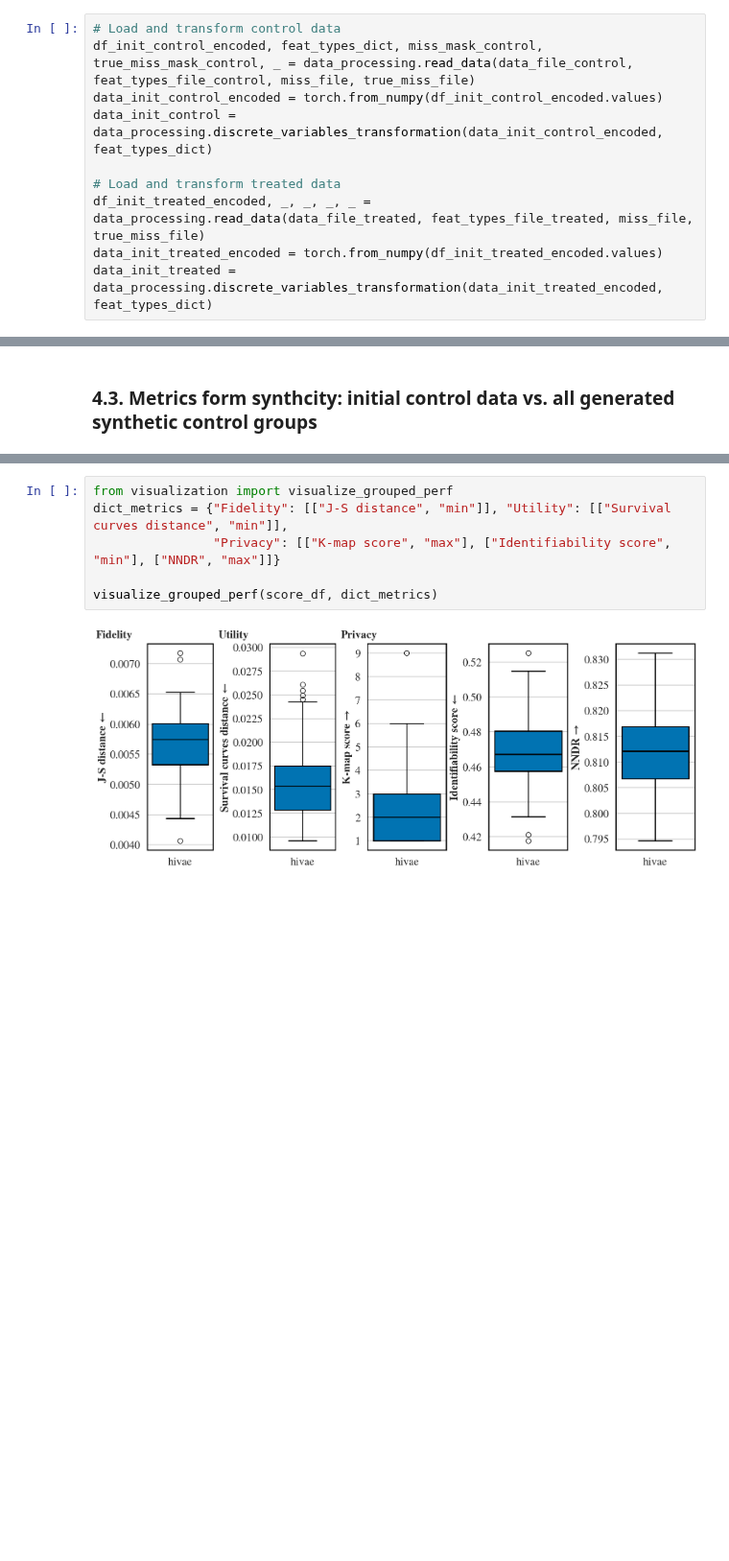
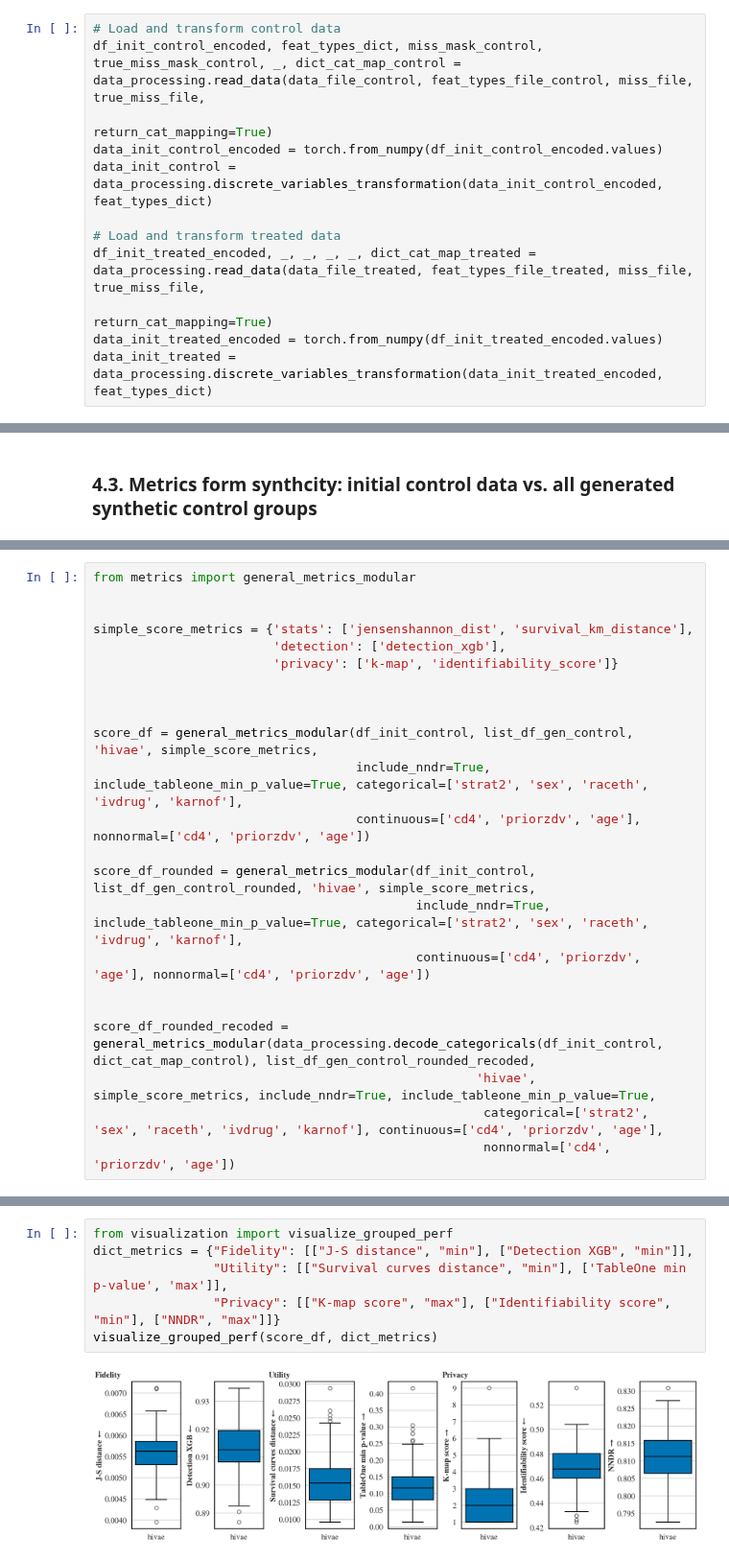
Before and after one commit to aguilloux/survgen-clinical-trials, a Jupyter notebook: tutorials/tutorial_ACTG320_new.ipynb, the cells around one changed output, grey strips where cells are left out. Shown at 96% size. Drawn from its saved outputs; the diff is of its cells as text; blank space fills up the shorter version.

Commit message:
Added new functions and temporary notebook for visualizations

```diff
--- a/tutorials/tutorial_ACTG320_new.ipynb
+++ b/tutorials/tutorial_ACTG320_new.ipynb
@@ -89,10 +101,12 @@ data_init_control_encoded, feat_types_dict, miss_mask_control, true_miss_mask_co
 # %%
 # Load and transform control data
-df_init_control_encoded, feat_types_dict, miss_mask_control, true_miss_mask_control, _ = data_processing.read_data(data_file_control, feat_types_file_control, miss_file, true_miss_file)
+df_init_control_encoded, feat_types_dict, miss_mask_control, true_miss_mask_control, _, dict_cat_map_control = data_processing.read_data(data_file_control, feat_types_file_control, miss_file, true_miss_file,
+                                                                                                                                         return_cat_mapping=True)
 data_init_control_encoded = torch.from_numpy(df_init_control_encoded.values)
 data_init_control = data_processing.discrete_variables_transformation(data_init_control_encoded, feat_types_dict)
 
 # Load and transform treated data
-df_init_treated_encoded, _, _, _, _ = data_processing.read_data(data_file_treated, feat_types_file_treated, miss_file, true_miss_file)
+df_init_treated_encoded, _, _, _, _, dict_cat_map_treated = data_processing.read_data(data_file_treated, feat_types_file_treated, miss_file, true_miss_file,
+                                                                                      return_cat_mapping=True)
 data_init_treated_encoded = torch.from_numpy(df_init_treated_encoded.values)
 data_init_treated = data_processing.discrete_variables_transformation(data_init_treated_encoded, feat_types_dict)
@@ -409,0 +473,23 @@ score_df = general_metrics_modular(df_init_control, list_df_gen_control, 'hivae'
+# %%
+from metrics import general_metrics_modular
+
+
+simple_score_metrics = {'stats': ['jensenshannon_dist', 'survival_km_distance'],
+                        'detection': ['detection_xgb'],
+                        'privacy': ['k-map', 'identifiability_score']}
+
+
+
+score_df = general_metrics_modular(df_init_control, list_df_gen_control, 'hivae', simple_score_metrics,
+                                   include_nndr=True, include_tableone_min_p_value=True, categorical=['strat2', 'sex', 'raceth', 'ivdrug', 'karnof'],
+                                   continuous=['cd4', 'priorzdv', 'age'], nonnormal=['cd4', 'priorzdv', 'age'])
+
+score_df_rounded = general_metrics_modular(df_init_control, list_df_gen_control_rounded, 'hivae', simple_score_metrics,
+                                           include_nndr=True, include_tableone_min_p_value=True, categorical=['strat2', 'sex', 'raceth', 'ivdrug', 'karnof'],
+                                           continuous=['cd4', 'priorzdv', 'age'], nonnormal=['cd4', 'priorzdv', 'age'])
+
+
+score_df_rounded_recoded = general_metrics_modular(data_processing.decode_categoricals(df_init_control, dict_cat_map_control), list_df_gen_control_rounded_recoded,
+                                                   'hivae', simple_score_metrics, include_nndr=True, include_tableone_min_p_value=True,
+                                                    categorical=['strat2', 'sex', 'raceth', 'ivdrug', 'karnof'], continuous=['cd4', 'priorzdv', 'age'],
+                                                    nonnormal=['cd4', 'priorzdv', 'age'])
@@ -426,8 +524,8 @@ score_df
 # %%
 from visualization import visualize_grouped_perf
-dict_metrics = {"Fidelity": [["J-S distance", "min"]], "Utility": [["Survival curves distance", "min"]],
+dict_metrics = {"Fidelity": [["J-S distance", "min"], ["Detection XGB", "min"]],
+                "Utility": [["Survival curves distance", "min"], ['TableOne min p-value', 'max']],
                 "Privacy": [["K-map score", "max"], ["Identifiability score", "min"], ["NNDR", "max"]]}
-
 visualize_grouped_perf(score_df, dict_metrics)
 # %% [output]
-[figure, old version]
+[figure, new version]
```
Also changed, not shown: parts of 16 cells of this notebook, 1 other file.
